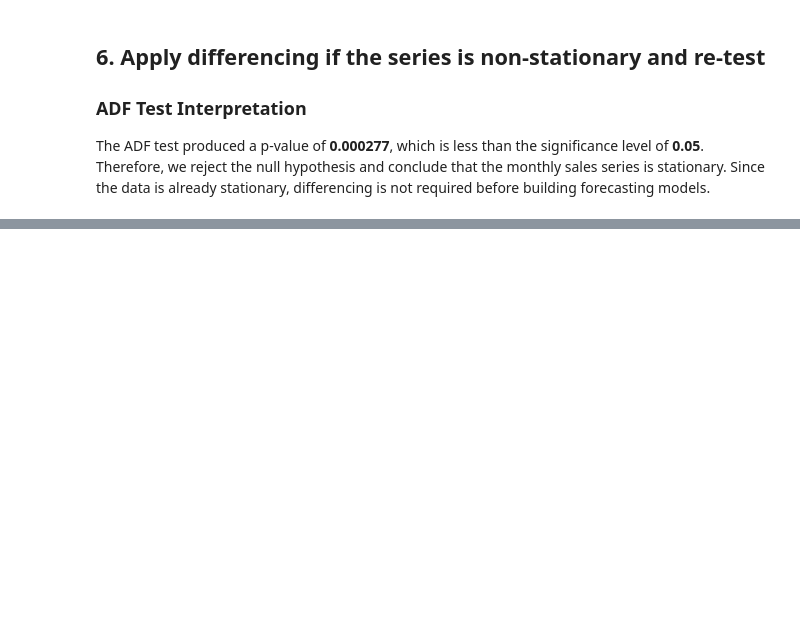
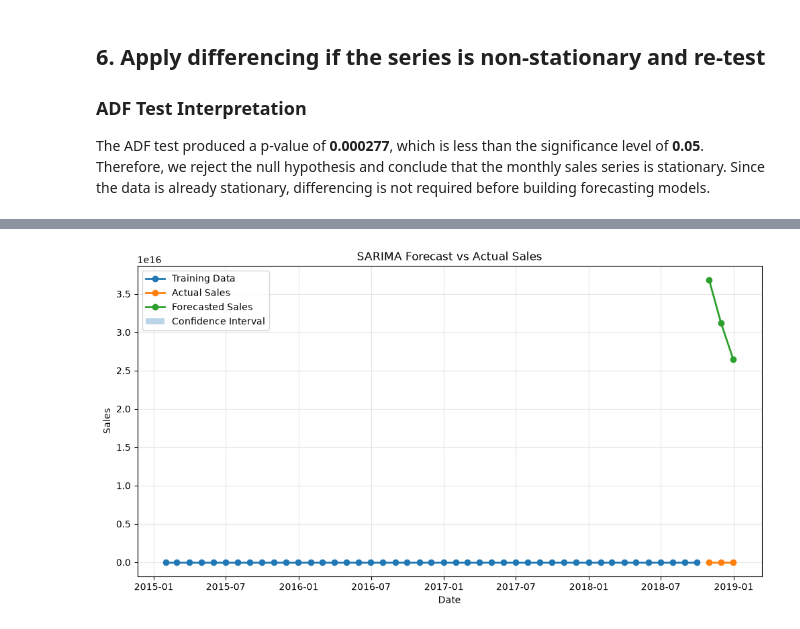
Before and after one commit to aroranaman1003/SalesForecasting_NamanArora, a Jupyter notebook: analysis.ipynb, the cells around one changed output, grey strips where cells are left out. Saved outputs shown, nothing was run; the diff lists cells and outputs as text; code cells hidden in the pictures; blank space fills up the shorter version.

Commit message:
Progress: Completed Task 3 SARIMA and Prophet models

```diff
--- a/analysis.ipynb
+++ b/analysis.ipynb
@@ -422,0 +450,15 @@ The ADF test produced a p-value of **0.000277**, which is less than the signific
+# %%
+train = monthly_ts.iloc[:-3]
+test = monthly_ts.iloc[-3:]
+
+sarima_model = SARIMAX(
+    train["Sales"],
+    order=(1, 0, 1),
+    seasonal_order=(1, 0, 1, 12),
+    enforce_stationarity=False, # let model train if not stationary also
+    enforce_invertibility=False # Do not restrict the model unnecessarily
+)
+
+sarima_result = sarima_model.fit()
+
+print(sarima_result.summary())
@@ -422,0 +521,51 @@ The ADF test produced a p-value of **0.000277**, which is less than the signific
+# %%
+plt.figure(figsize=(12,6))
+
+# Training Data
+plt.plot(
+    train.index,
+    train["Sales"],
+    marker="o",
+    label="Training Data",
+    linewidth=2
+)
+
+# Actual Sales
+plt.plot(
+    test.index,
+    test["Sales"],
+    marker="o",
+    linewidth=2,
+    label="Actual Sales"
+)
+
+# Forecasted Sales
+plt.plot(
+    forecast_values.index,
+    forecast_values,
+    marker="o",
+    linewidth=2,
+    label="Forecasted Sales"
+)
+
+# Confidence Interval
+plt.fill_between(
+    confidence_intervals.index,
+    confidence_intervals.iloc[:,0],
+    confidence_intervals.iloc[:,1],
+    alpha=0.3,
+    label="Confidence Interval"
+)
+
+plt.title("SARIMA Forecast vs Actual Sales")
+plt.xlabel("Date")
+plt.ylabel("Sales")
+
+plt.legend()
+plt.grid(alpha=0.3)
+
+plt.savefig("charts/sarima_forecast.png")
+
+plt.show()
+# %% [output]
+[figure, added]
```
Also changed, not shown: parts of 19 cells of this notebook, 3 other files.
